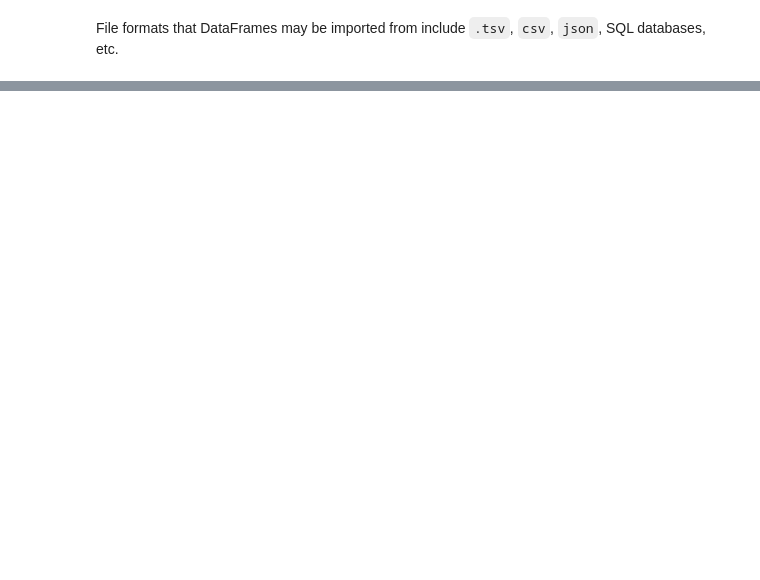
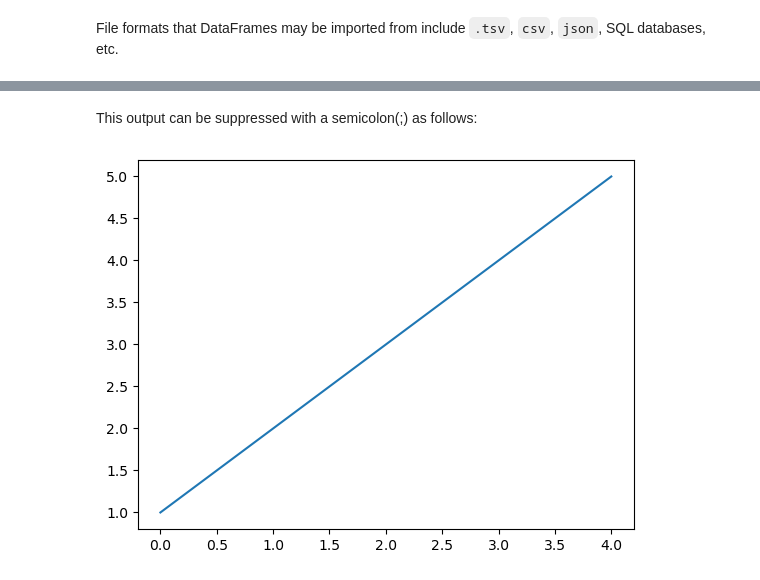
Before and after one commit to francis-ohara/intro-to-data-science, a Jupyter notebook: notebooks/5-matplotlib-exercise.ipynb, the cells around one changed output, grey strips where cells are left out. Cells and saved outputs as stored; diff of their text form; code cells hidden in the pictures; blank space fills up the shorter version.

```diff
--- a/notebooks/5-matplotlib-exercise.ipynb
+++ b/notebooks/5-matplotlib-exercise.ipynb
@@ -121,0 +159,6 @@ File formats that DataFrames may be imported from include `.tsv`, `csv`, `json`,
+# %% [markdown]
+This output can be suppressed with a semicolon(;) as follows:
+# %%
+plt.plot([1, 2, 3, 4, 5]);
+# %% [output]
+[figure, added]
```
Also changed, not shown: parts of 23 cells of this notebook, 1 other file.
